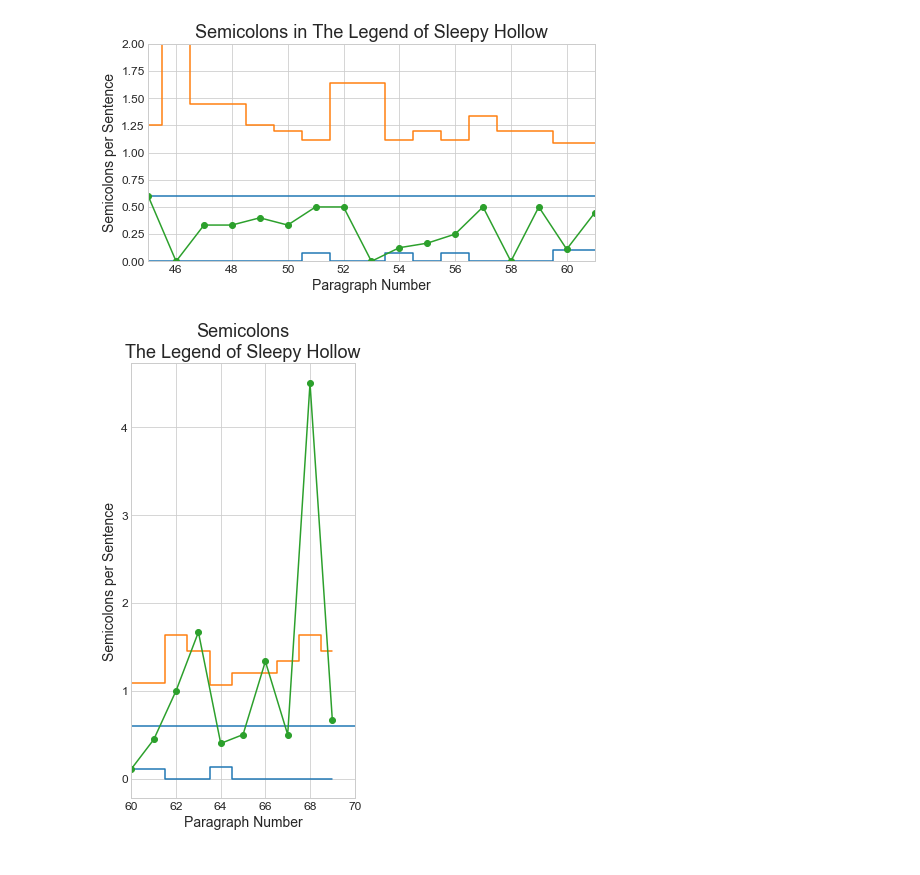
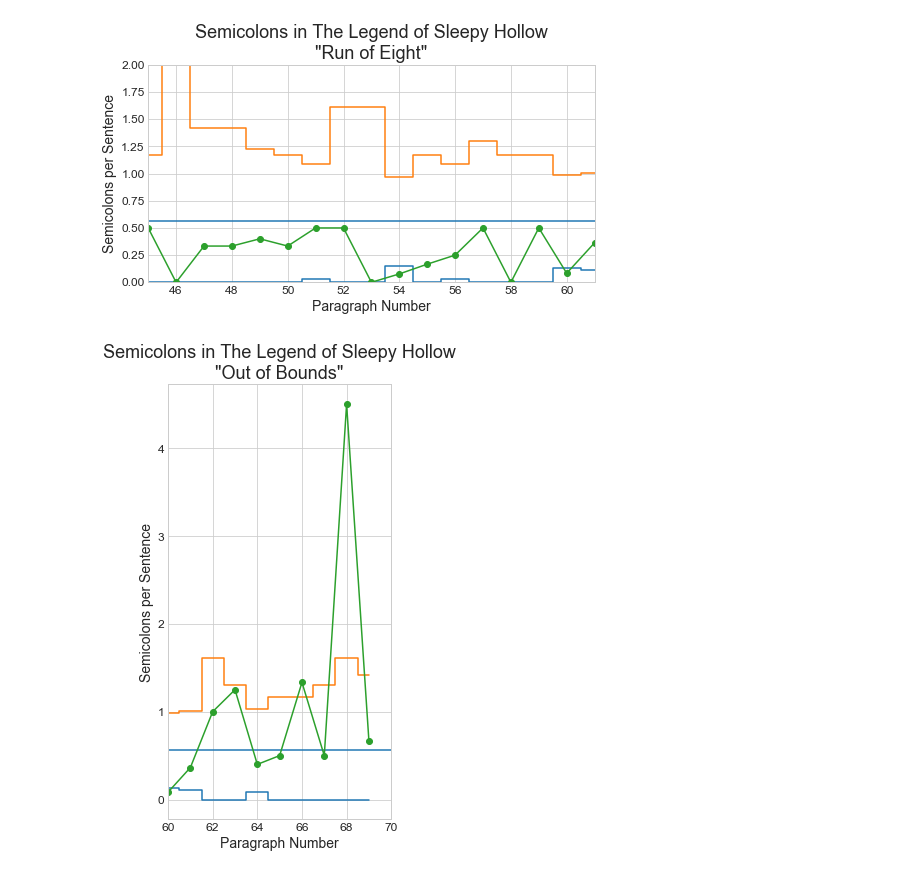
Before and after one commit to peterjmartinson/control-charts, a Jupyter notebook: Notebooks/SleepyHollow_Analysis.ipynb, the cells around one changed output. Drawn from its saved outputs; the diff is of its cells as text; code cells hidden in the pictures.

Commit message:
Clean up the Jupyter notebook
1. Read correct Excel file
2. Add subtitles to each sub-chart

```diff
--- a/Notebooks/SleepyHollow_Analysis.ipynb
+++ b/Notebooks/SleepyHollow_Analysis.ipynb
@@ -17,3 +10,8 @@ FileNotFoundError: [Errno 2] No such file or directory: 'SleepyHollowPData.xlsx'
+# %%
+# Import the data
+xl_01 = pd.ExcelFile(r'..\Spreadsheets\SleepyHollowPData.xlsx')
+semicolons = xl_01.parse("Semicolons")
+dashes = xl_01.parse("Dashes")
 # %%
 semicolon_central_line = semicolons['Central Line'].max()
 semicolon_upper_limit = semicolons['Upper Limit']
@@ -93,29 +91,29 @@ NameError: name 'plt' is not defined
 # %%
 fig, ax = plt.subplots(1, 1, figsize=(8, 4))
 
 SMALL_SIZE = 12
 MEDIUM_SIZE = 14
 BIGGER_SIZE = 18
 
 plt.rc('font', size=SMALL_SIZE)          # controls default text sizes
 plt.rc('axes', titlesize=BIGGER_SIZE)     # fontsize of the axes title
 plt.rc('axes', labelsize=MEDIUM_SIZE)    # fontsize of the x and y labels
 plt.rc('xtick', labelsize=SMALL_SIZE)    # fontsize of the tick labels
 plt.rc('ytick', labelsize=SMALL_SIZE)    # fontsize of the tick labels
 plt.rc('legend', fontsize=SMALL_SIZE)    # legend fontsize
 plt.rc('figure', titlesize=BIGGER_SIZE)  # fontsize of the figure title
 
 ax.step(semicolon_lower_limit.index, semicolon_lower_limit.values, where='mid')
 ax.step(semicolon_upper_limit.index, semicolon_upper_limit.values, where='mid')
 ax.axhline(semicolon_central_line)
 ax.plot(semicolons['x/n'], marker='o')
 ax.set_xlim([45, 61])
 ax.set_ylim([0, 2])
 ax.set(xlabel='Paragraph Number', ylabel='Semicolons per Sentence',
-       title='Semicolons in The Legend of Sleepy Hollow')
+       title='Semicolons in The Legend of Sleepy Hollow\n"Run of Eight"')
 fig.savefig("semicolons_runofeight.jpg")
 # %% [output]
-[figure, old version]
+[figure, new version]
 # %%
 fig, ax = plt.subplots(1, 1, figsize=(4, 8))
 
@@ -138,7 +136,7 @@ ax.plot(semicolons['x/n'], marker='o')
 ax.set_xlim([60, 70])
 #ax.set_ylim([0, 2])
 ax.set(xlabel='Paragraph Number', ylabel='Semicolons per Sentence',
-       title='Semicolons\nThe Legend of Sleepy Hollow')
+       title='Semicolons in The Legend of Sleepy Hollow\n"Out of Bounds"')
 fig.savefig("semicolons_outofbounds.jpg")
 # %% [output]
-[figure, old version]
+[figure, new version]
```
Also changed, not shown: parts of 5 cells of this notebook, 4 other files.
